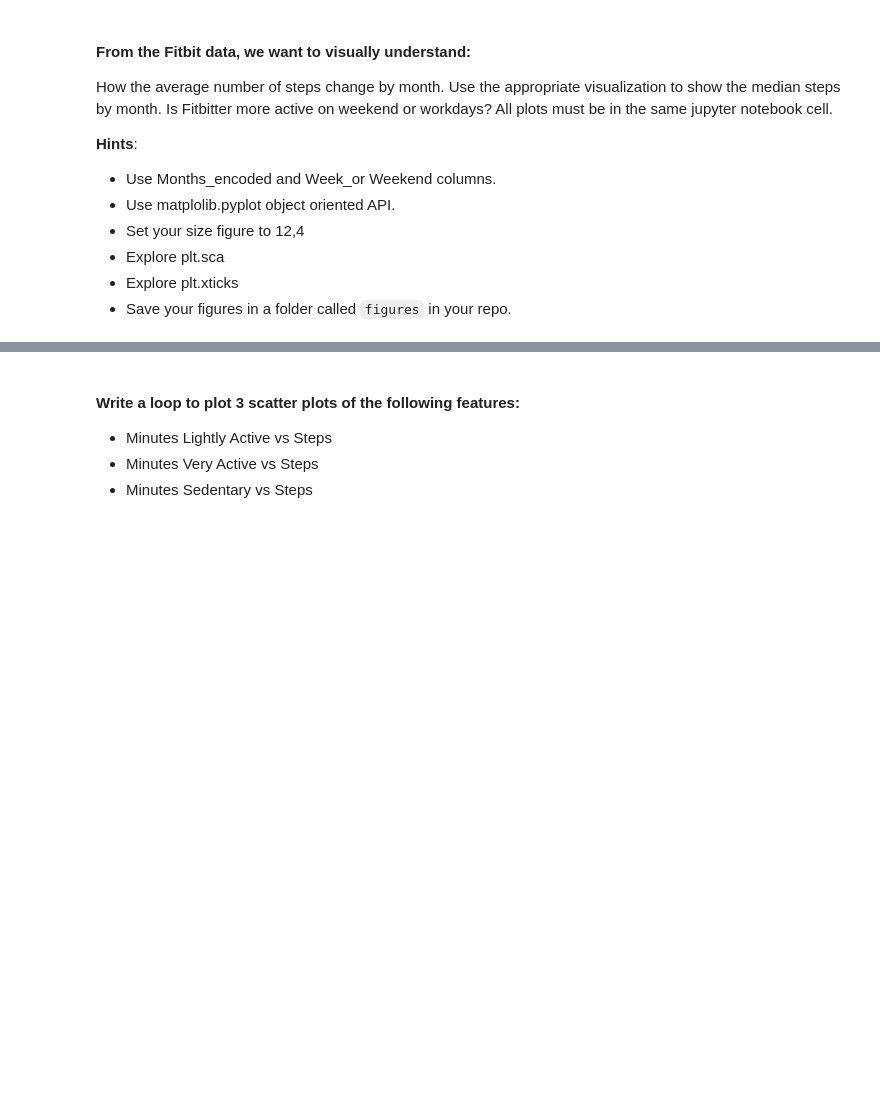
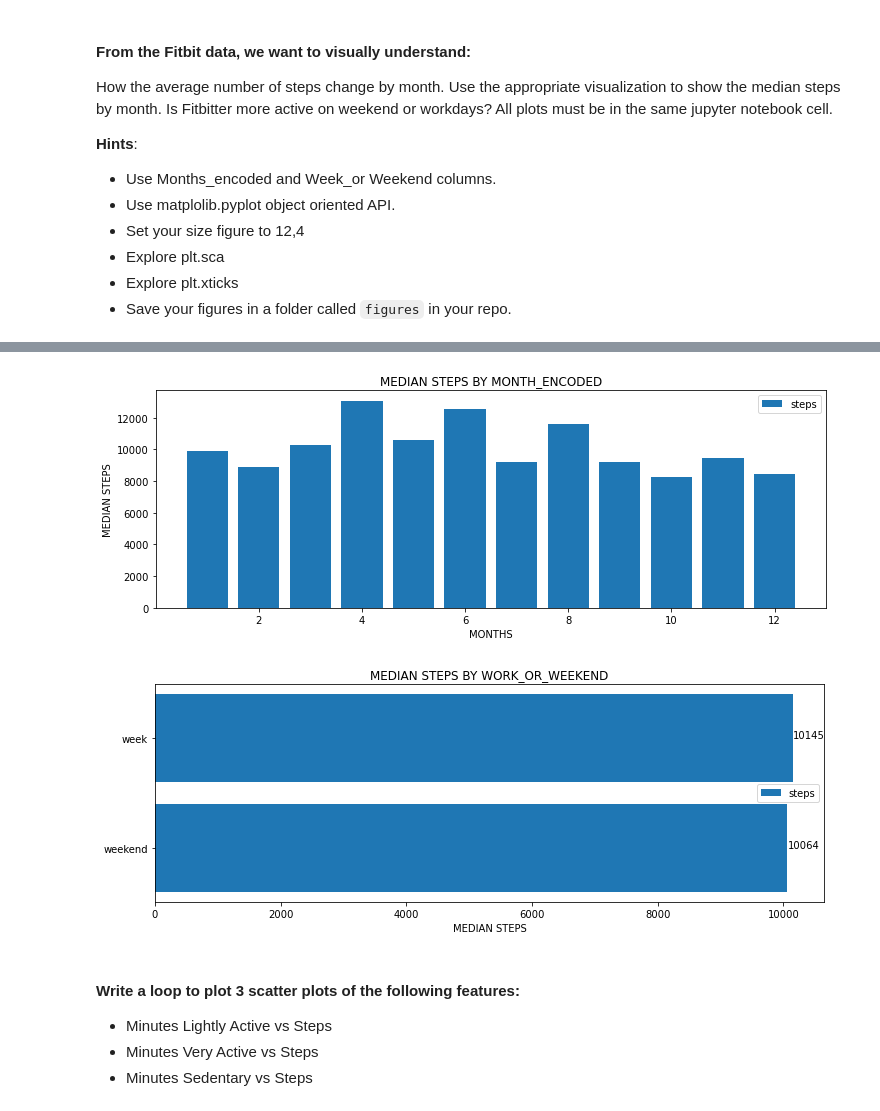
Before and after one commit to alvaro-saez/dataptmad1121_labs, a Jupyter notebook: module-2/matplotlib-seaborn/your-code/[matplotlib-seaborn] Alvaro Saez.ipynb, the cells around one changed output, grey strips where cells are left out. Drawn from its saved outputs; the diff is of its cells as text; code cells hidden in the pictures; blank space fills up the shorter version.

```diff
--- a/module-2/matplotlib-seaborn/your-code/[matplotlib-seaborn] Alvaro Saez.ipynb
+++ b/module-2/matplotlib-seaborn/your-code/[matplotlib-seaborn] Alvaro Saez.ipynb
@@ -206,3 +242,39 @@ How the average number of steps change by month. Use the appropriate visualizati
+# %%
+#Matplotlib
+
+# MEDIAN STEPS BY MONTH_ENCODED
+fitbit_pt_sbm = fitbit_db.pivot_table(index =["Months_encoded"],values =["Steps"])
+fitbit_pt_sbm["Steps"] = fitbit_pt_sbm["Steps"].round(0).astype(int)
+# your code here
+fig_ch2_sbm, ax_ch2_sbm =  plt.subplots(nrows=1, ncols=1,figsize=(12, 4))
+ax_ch2_sbm.bar(fitbit_pt_sbm.index.tolist(),fitbit_pt_sbm["Steps"].tolist(), label='steps')
+ax_ch2_sbm.legend()
+ax_ch2_sbm.set_xlabel("MONTHS")
+ax_ch2_sbm.set_ylabel("MEDIAN STEPS")
+ax_ch2_sbm.set_title("MEDIAN STEPS BY MONTH_ENCODED")
+
+plt.savefig("../figures/median_steps_by_month.png")
+plt.show()
+
+# MEDIAN STEPS BY WORK_OR_WEEKEND
+# your code here
+fitbit_pt_sbw = fitbit_db.pivot_table(index =["Work_or_Weekend"],values =["Steps"])
+fitbit_pt_sbw["Steps"] = fitbit_pt_sbw["Steps"].round(0).astype(int)
+fitbit_pt_sbw.index = np.where(fitbit_pt_sbw.index == 0, "weekend", "week")
+
+fig_ch2_sbw, ax_ch2_sbw =  plt.subplots(nrows=1, ncols=1,figsize=(12, 4))
+ax_ch2_sbw.barh(fitbit_pt_sbw.index.tolist(),fitbit_pt_sbw["Steps"].tolist(), label='steps')
+ax_ch2_sbw.legend()
+ax_ch2_sbw.set_xlabel("MEDIAN STEPS")
+ax_ch2_sbw.set_title("MEDIAN STEPS BY WORK_OR_WEEKEND")
+ax_ch2_sbw.text(fitbit_pt_sbw["Steps"][0],"weekend",str(fitbit_pt_sbw["Steps"][0]), color="black")
+ax_ch2_sbw.text(fitbit_pt_sbw["Steps"][1],"week",str(fitbit_pt_sbw["Steps"][1]), color="black")
+
+plt.savefig("../figures/week_or_week_end.png")
+plt.show()
+# %% [output]
+[figure, added]
+[figure, added]
 # %% [markdown]
 #### Write a loop to plot 3 scatter plots of the following features:
 
```
Also changed, not shown: parts of 9 cells of this notebook, 2 other files.
